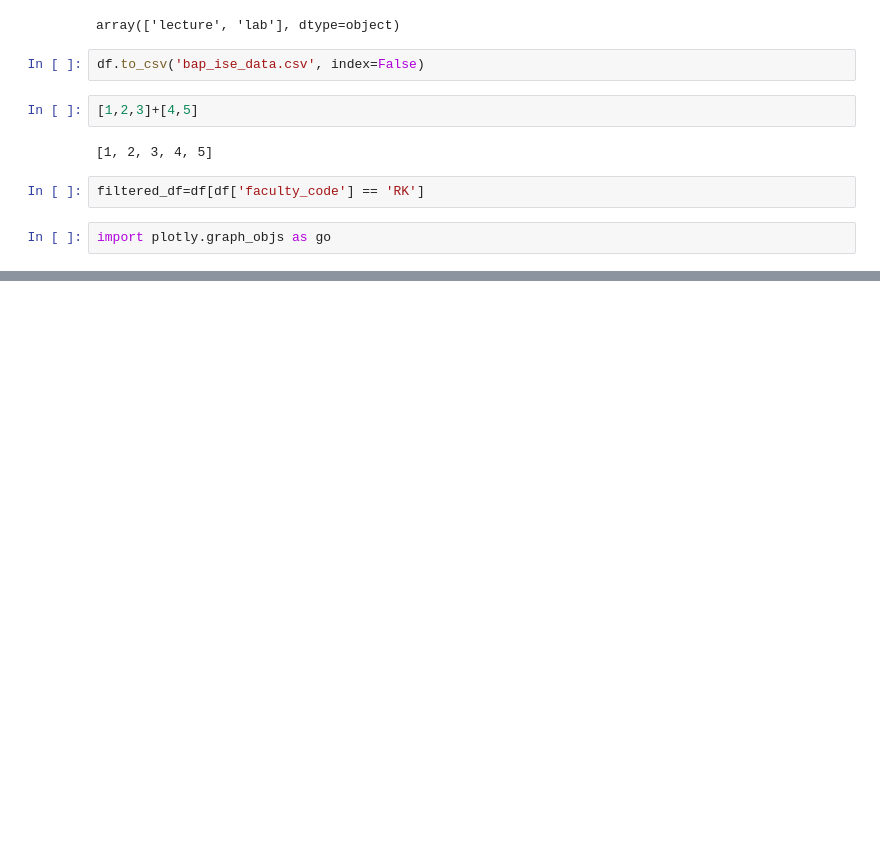
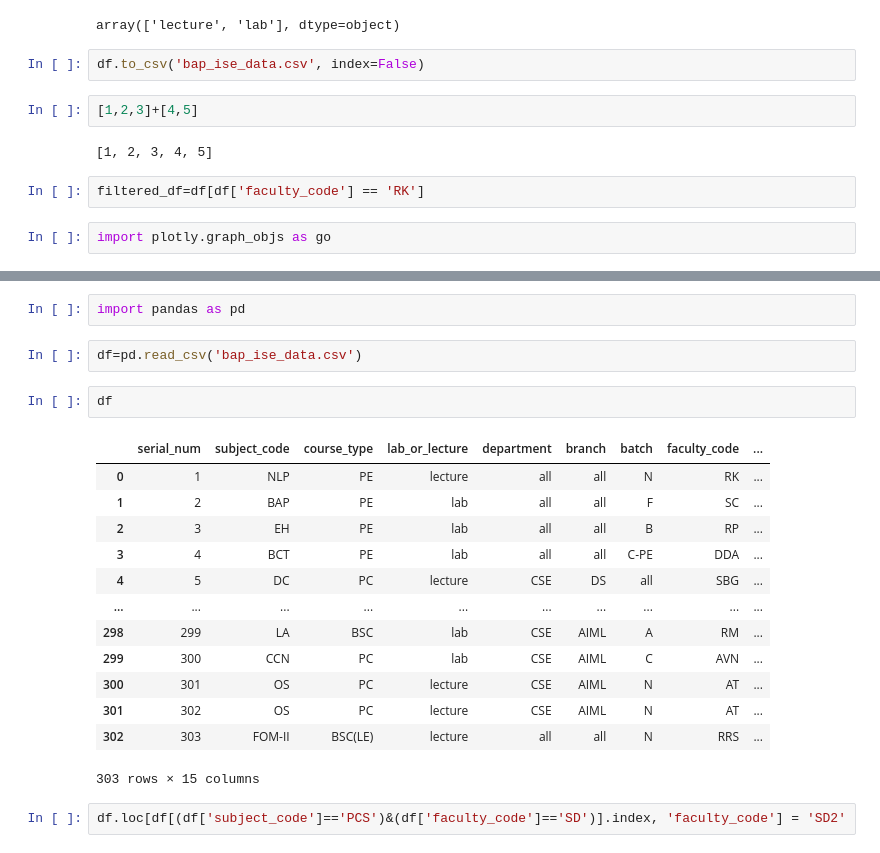
Before and after one commit to AdvaitSapkal/bap_ise, a Jupyter notebook: preprocessor.ipynb, the cells around one changed output, grey strips where cells are left out. Drawn from its saved outputs; the diff is of its cells as text; blank space fills up the shorter version.

```diff
--- a/preprocessor.ipynb
+++ b/preprocessor.ipynb
@@ -418,3 +418,25 @@ go.Figure(data=[go.Pie(labels=filtered_df['lab_or_lecture'],
                              textinfo='value')])
 # %% [output]
 [interactive output not drawn]
+# %%
+import pandas as pd
+# %%
+df=pd.read_csv('bap_ise_data.csv')
+# %%
+df
+# %% [output]
+|  | serial_num | subject_code | course_type | lab_or_lecture | department | branch | batch | faculty_code | ... |
+| 0 | 1 | NLP | PE | lecture | all | all | N | RK | ... |
+| 1 | 2 | BAP | PE | lab | all | all | F | SC | ... |
+| 2 | 3 | EH | PE | lab | all | all | B | RP | ... |
+| 3 | 4 | BCT | PE | lab | all | all | C-PE | DDA | ... |
+| 4 | 5 | DC | PC | lecture | CSE | DS | all | SBG | ... |
+| ... | ... | ... | ... | ... | ... | ... | ... | ... | ... |
+| 298 | 299 | LA | BSC | lab | CSE | AIML | A | RM | ... |
+| 299 | 300 | CCN | PC | lab | CSE | AIML | C | AVN | ... |
+| 300 | 301 | OS | PC | lecture | CSE | AIML | N | AT | ... |
+| 301 | 302 | OS | PC | lecture | CSE | AIML | N | AT | ... |
+| 302 | 303 | FOM-II | BSC(LE) | lecture | all | all | N | RRS | ... |
+303 rows × 15 columns
+# %%
+df.loc[df[(df['subject_code']=='PCS')&(df['faculty_code']=='SD')].index, 'faculty_code'] = 'SD2'
```
Also changed, not shown: parts of 6 cells of this notebook, 1 other file.
